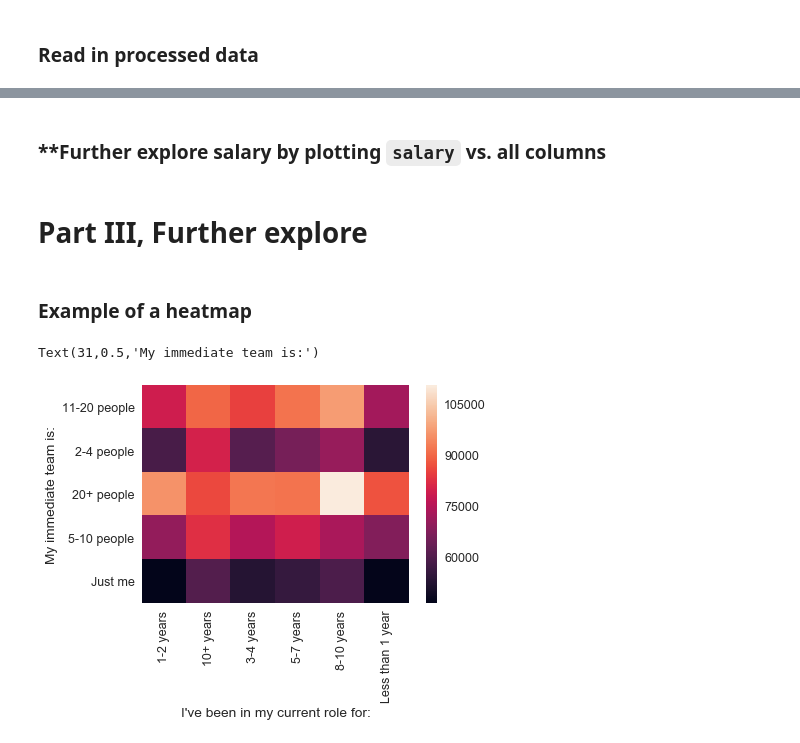
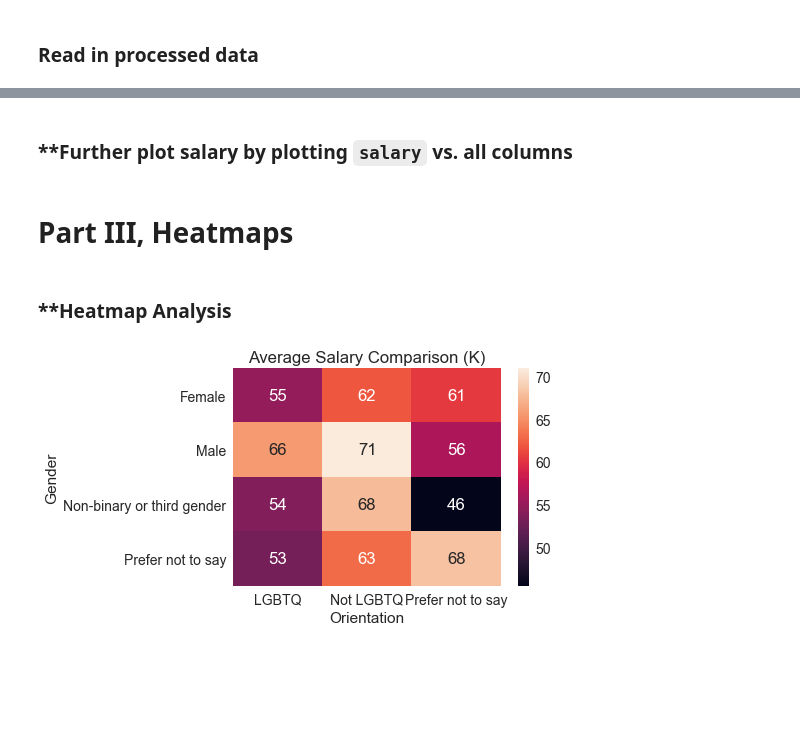
Before and after one commit to shiwang0211/DesignCensus, a Jupyter notebook: test.ipynb, the cells around one changed output, grey strips where cells are left out. Drawn from its saved outputs; the diff is of its cells as text; code cells hidden in the pictures; blank space fills up the shorter version.

```diff
--- a/test.ipynb
+++ b/test.ipynb
@@ -286,2 +324,2 @@ for col in cate_cols:
 # %% [markdown]
-### **Further explore salary by plotting `salary` vs. all columns
+### **Further plot salary by plotting `salary` vs. all columns
@@ -350,17 +404,27 @@ for col in pipe_col:
     plt.savefig('./fig/'+ 'Salary vs. ' + col_dict[col] + '_Plot.png',dpi=100)
     plt.gcf().clear()
 # %% [markdown]
-# Part III, Further explore
+# Part III, Heatmaps
 # %%
-df = pd.read_csv('./export_csv/processed_output_without_column_names.csv')
+df = pd.read_csv('./export_csv/processed_output_without_column_names.csv', encoding = 'utf8')
-# %% [markdown]
-### Example of a heatmap
+# %% [markdown]
+### **Heatmap Analysis
 # %%
-sns.set(font_scale=1.25)
-pivot_table=pd.pivot_table(df, index='V_10', columns='V_16', values='V_18', aggfunc=np.mean)
-sns.heatmap(pivot_table)
-plt.xlabel(col_dict['V_16'])
-plt.ylabel(col_dict['V_10'])
+def plot_heatmap(raw_df, col_1, col_1_desc, col_2, col_2_desc, col_salary):
+    df = raw_df.copy()
+    sns.set(font_scale = 1.4)
+    df[col_salary] = df[col_salary].apply(lambda x : np.round_(x/1000))
+    pivot_table=pd.pivot_table(df, index=col_1, columns=col_2,
+                               values = col_salary, aggfunc=np.mean)
+    sns.heatmap(pivot_table, annot=True)
+    plt.xlabel(col_2_desc)
+    plt.ylabel(col_1_desc)
+    plt.title('Average Salary Comparison (K)')
-# %% [output]
-Text(31,0.5,'My immediate team is:')
-[figure, removed]
+# %%
+# 1. Gender and Orientation Combo
+plot_heatmap(df[df['V_38'] != 'Other'], # exclude GENDER == 'Other'
+             'V_38', 'Gender',
+             'V_39', 'Orientation',
+             'V_18') #salary
+# %% [output]
+[figure, added]
```
Also changed, not shown: parts of 23 cells of this notebook, 36 other files.
